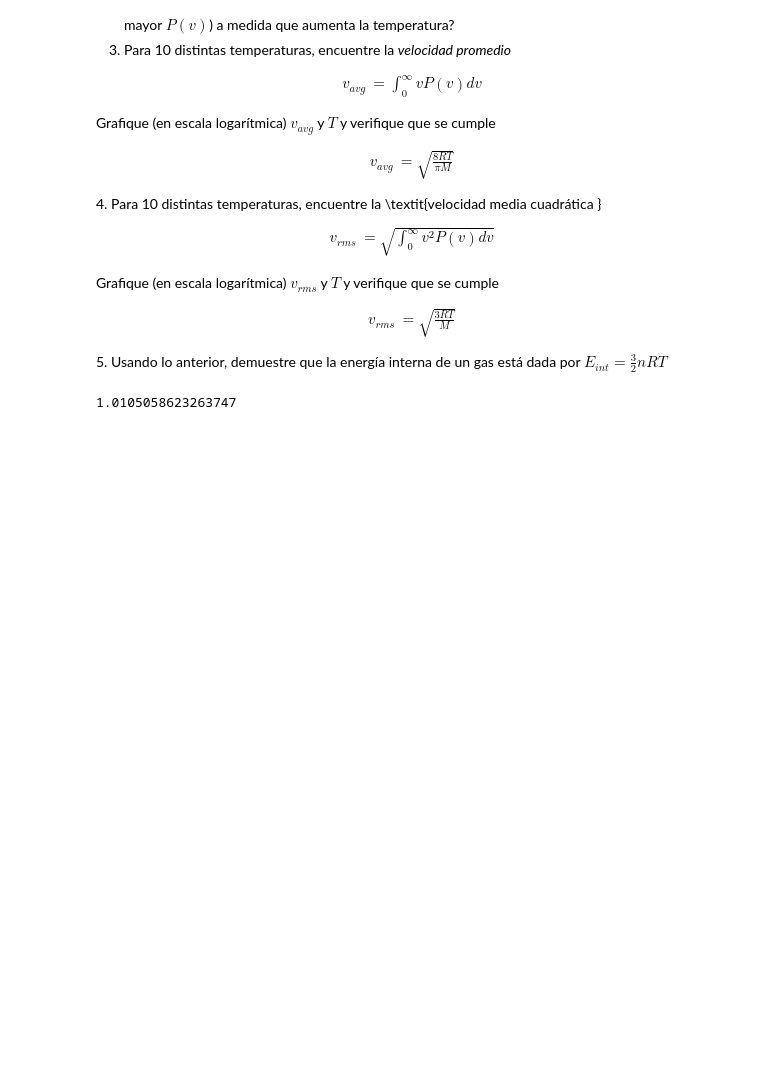
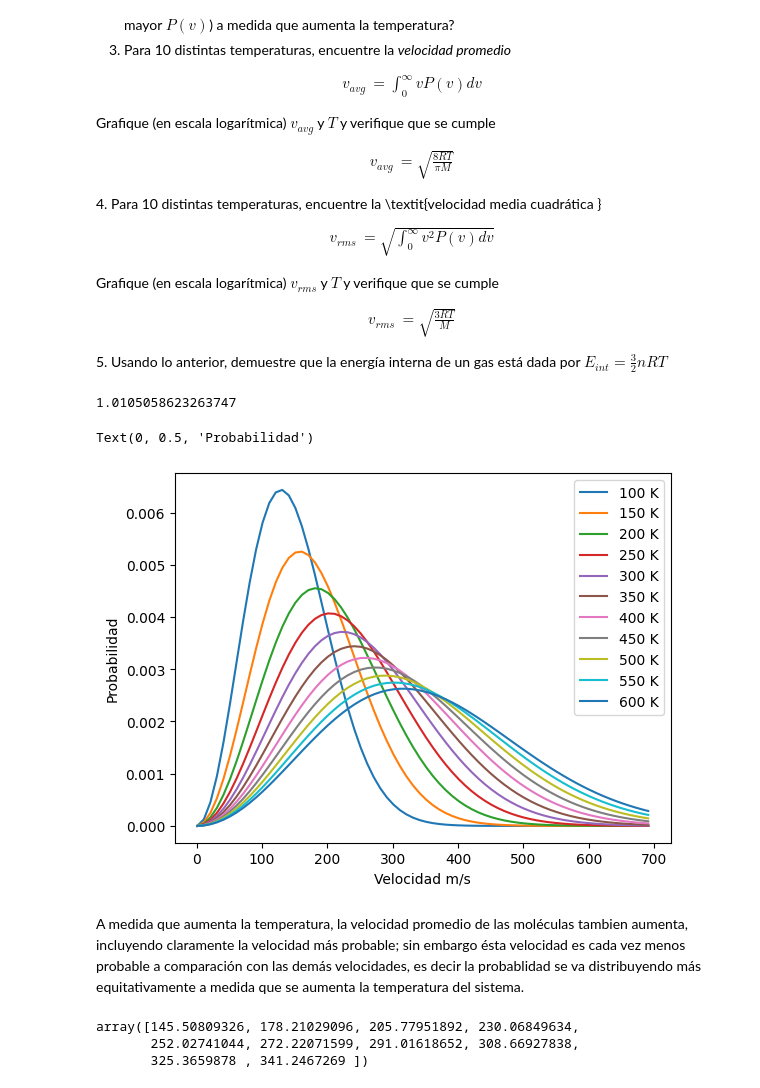
Before and after one commit to Ale1639/FISI2526-MetCompCompl-202320_-Murillo-_-Yanza-, a Jupyter notebook: Taller_2/Punto3_CuadraturaGauss.ipynb, the cells around one changed output. Drawn from its saved outputs; the diff is of its cells as text; code cells hidden in the pictures; blank space fills up the shorter version.

```diff
--- a/Taller_2/Punto3_CuadraturaGauss.ipynb
+++ b/Taller_2/Punto3_CuadraturaGauss.ipynb
@@ -440,3 +441,21 @@ I4*=2/np.sqrt(np.pi)
 I4
 # %% [output]
 1.0105058623263747
+# %%
+def FuncionProbabilidad(V,T):
+    M=0.1
+    R=8.31446261815324
+    return 4*np.pi*(M/(2*np.pi*R*T))**(3/2)*V**2*np.exp(-(M*V**2)/(2*R*T))
+V=np.arange(1,701,10)
+T=np.arange(100,650,50)
+for i in T:
+    P=FuncionProbabilidad(V,i)
+    plt.plot(V,P,label=str(i)+" K")
+plt.legend()
+plt.xlabel('Velocidad m/s')
+plt.ylabel('Probabilidad')
+# %% [output]
+Text(0, 0.5, 'Probabilidad')
+[figure, added]
+# %% [markdown]
+A medida que aumenta la temperatura, la velocidad promedio de las moléculas tambien aumenta, incluyendo claramente la velocidad más probable; sin embargo ésta velocidad es cada vez menos probable a comparación con las demás velocidades, es decir la probablidad se va distribuyendo más equitativamente a medida que se aumenta la temperatura del sistema.
@@ -442,0 +478,6 @@ I4
+# %%
+Vi
+# %% [output]
+array([145.50809326, 178.21029096, 205.77951892, 230.06849634,
+       252.02741044, 272.22071599, 291.01618652, 308.66927838,
+       325.3659878 , 341.2467269 ])
```
Also changed, not shown: parts of 7 cells of this notebook.
